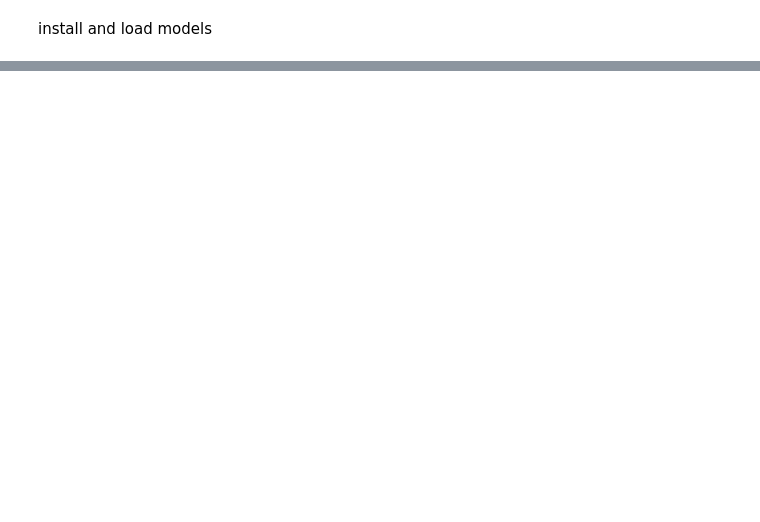
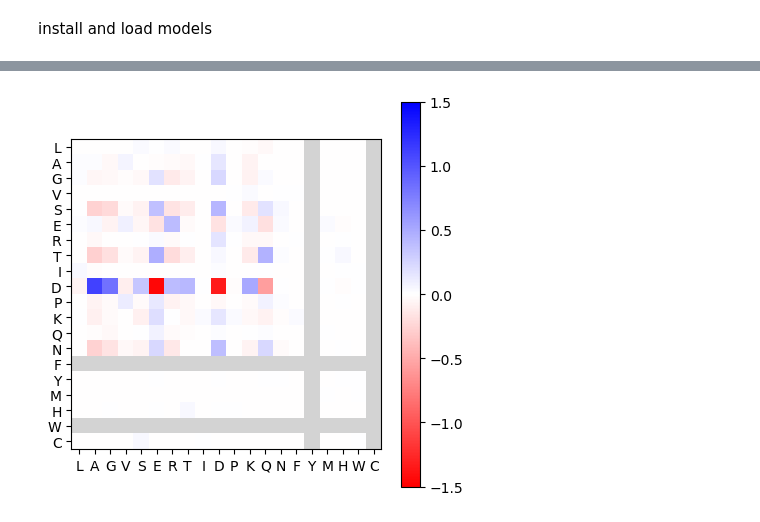
Before and after one commit to zzhangzzhang/pLMs-interpretability, a Jupyter notebook: jac/01_jac_calculate_visualise.ipynb, the cells around one changed output, grey strips where cells are left out. Drawn from its saved outputs; the diff is of its cells as text; code cells hidden in the pictures; blank space fills up the shorter version.

```diff
--- a/jac/01_jac_calculate_visualise.ipynb
+++ b/jac/01_jac_calculate_visualise.ipynb
@@ -190,0 +242,22 @@ plt.show()
+# %%
+from numpy.ma import masked_array
+
+
+plt.figure(figsize=(5,5))
+
+data = ic[i,:,j,:]
+masked_data = masked_array(data, mask=(data == 0))
+
+cmap = plt.cm.bwr_r
+cmap.set_bad(color='lightgrey')
+
+plt.imshow(masked_data, vmin=-1.5, vmax=1.5, cmap=cmap)
+
+plt.xticks(range(20),esm_alphabet[:20])
+plt.yticks(range(20),esm_alphabet[:20])
+
+plt.colorbar()
+plt.savefig(save_path + '_msa_aadep_grey.svg')
+plt.show()
+# %% [output]
+[figure, added]
```
Also changed, not shown: parts of 20 cells of this notebook.
